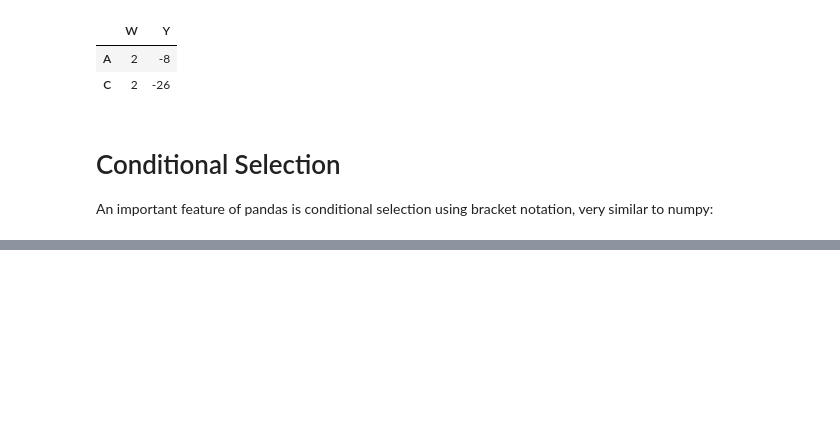
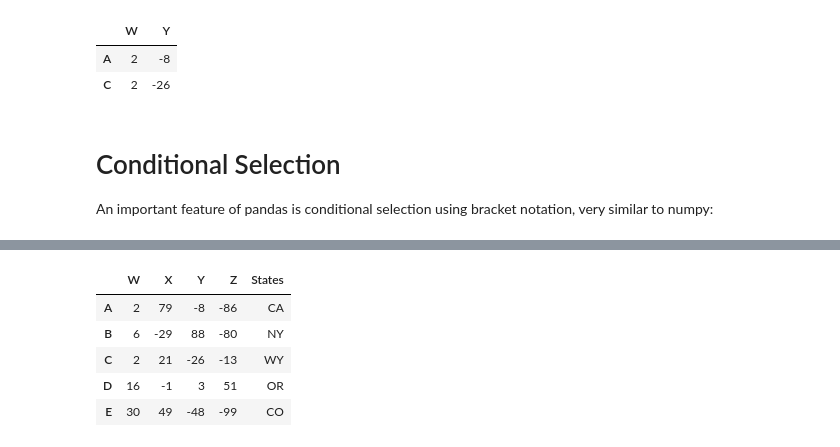
Before and after one commit to jordanfalcao/tensorflow2-deeplearning, a Jupyter notebook: 02-Pandas-Crash-Course/02_DataFrames.ipynb, the cells around one changed output, grey strips where cells are left out. Saved outputs shown, nothing was run; the diff lists cells and outputs as text; code cells hidden in the pictures; blank space fills up the shorter version.

```diff
--- a/02-Pandas-Crash-Course/02_DataFrames.ipynb
+++ b/02-Pandas-Crash-Course/02_DataFrames.ipynb
@@ -218,0 +322,9 @@ df>0
+# %%
+df
+# %% [output]
+|  | W | X | Y | Z | States |
+| A | 2 | 79 | -8 | -86 | CA |
+| B | 6 | -29 | 88 | -80 | NY |
+| C | 2 | 21 | -26 | -13 | WY |
+| D | 16 | -1 | 3 | 51 | OR |
+| E | 30 | 49 | -48 | -99 | CO |
```
Also changed, not shown: parts of 22 cells of this notebook, 1 other file.
